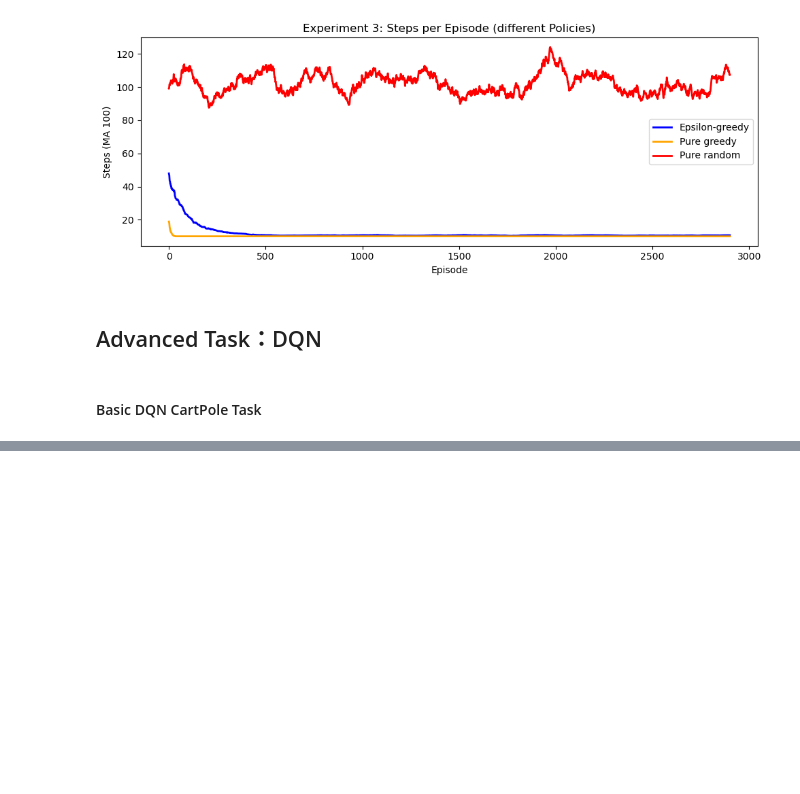
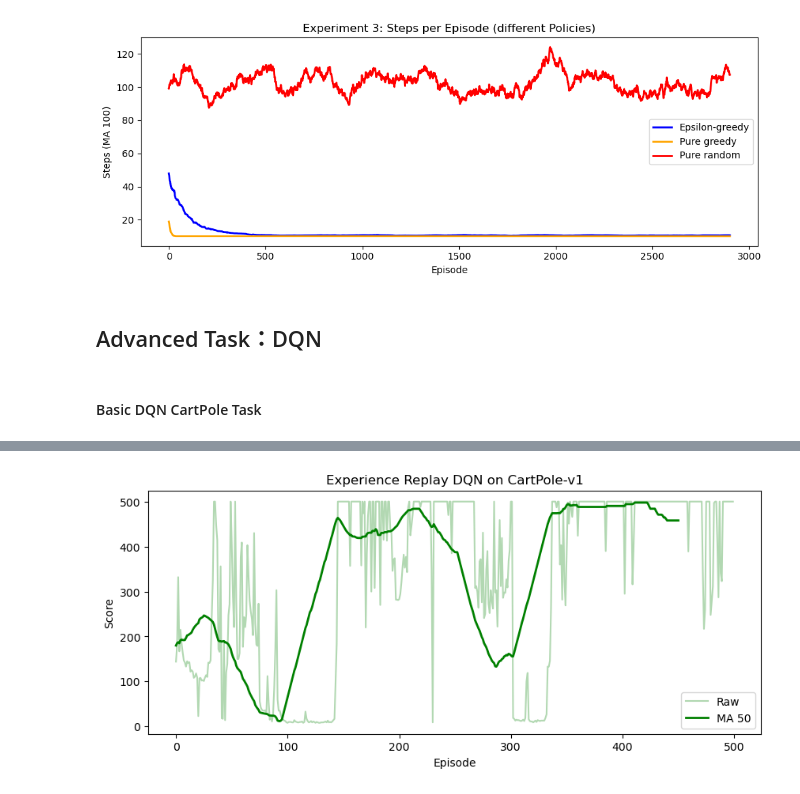
Before and after one commit to BoFu001/Deep-reinforcement-learning, a Jupyter notebook: INM707-FU.ipynb, the cells around one changed output, grey strips where cells are left out. Saved outputs shown, nothing was run; the diff lists cells and outputs as text; code cells hidden in the pictures; blank space fills up the shorter version.

Commit message:
Add DQN with Experience Replay on CartPole

```diff
--- a/INM707-FU.ipynb
+++ b/INM707-FU.ipynb
@@ -982,0 +985,6 @@ plt.show()
+# %%
+from collections import deque
+
+# replay memory
+memory = deque(maxlen=10000)  # store up to 10000 experiences
+batch_size = 64               # number of experiences to sample per training step
@@ -982,0 +1058,11 @@ plt.show()
+# %%
+plt.figure(figsize=(10, 4))
+plt.plot(scores, alpha=0.3, color='green', label='Raw')
+plt.plot(moving_average(scores, 50), color='green', linewidth=2, label='MA 50')
+plt.title('Experience Replay DQN on CartPole-v1')
+plt.xlabel('Episode')
+plt.ylabel('Score')
+plt.legend()
+plt.show()
+# %% [output]
+[figure, added]
```
Also changed, not shown: parts of 6 cells of this notebook, 1 other file.
